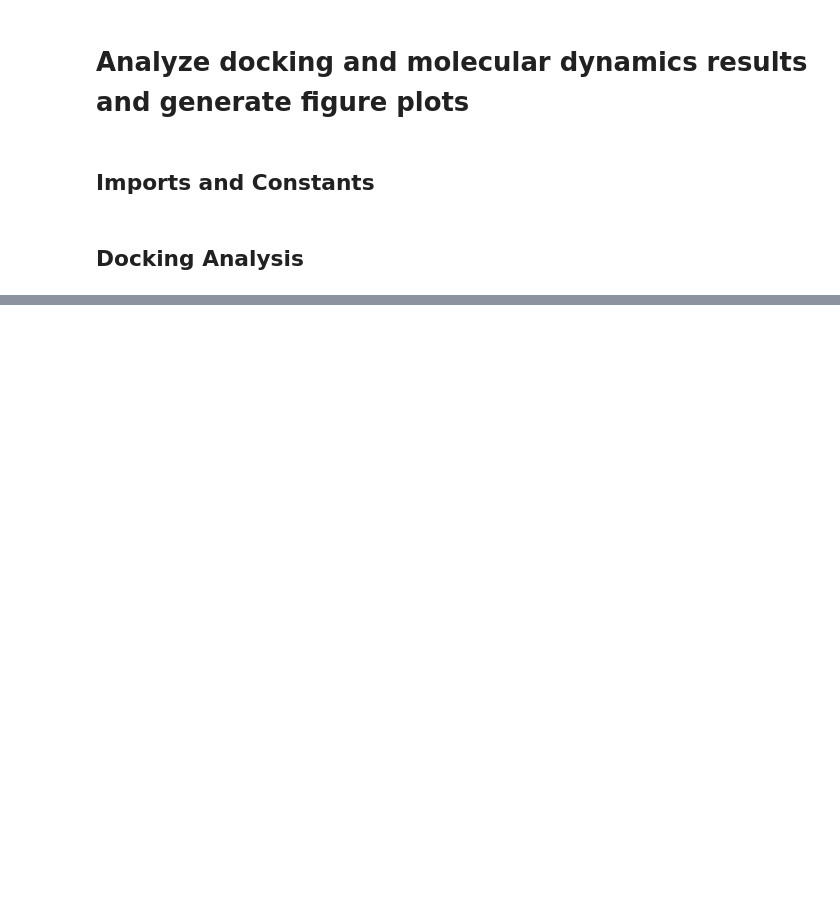
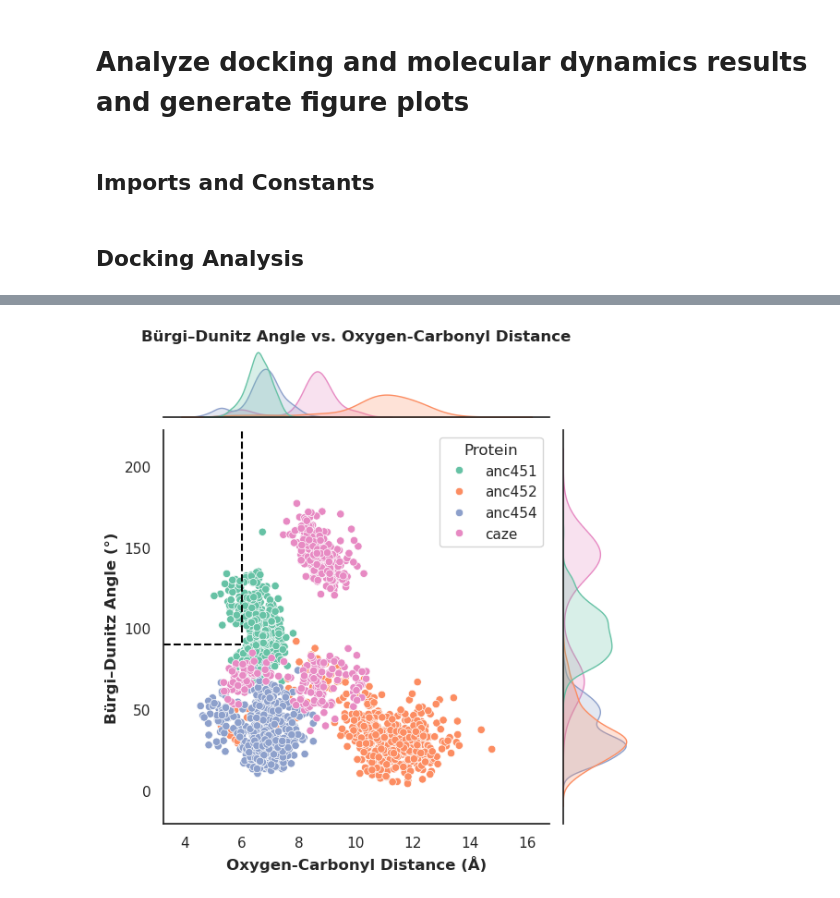
Before and after one commit to AzamH-UM/anc_acyl, a Jupyter notebook: analysis/analysis.ipynb, the cells around one changed output, grey strips where cells are left out. Cells and saved outputs as stored; diff of their text form; code cells hidden in the pictures; blank space fills up the shorter version.

```diff
--- a/analysis/analysis.ipynb
+++ b/analysis/analysis.ipynb
@@ -52,0 +323,22 @@ for strategy in strategies:
+# %%
+# Plot joint plot of bd_angle and nuc_carb_dist
+sns.set(font_scale=1)
+sns.set_style("white")
+sns.jointplot(
+    data=nuc_df,
+    x="nuc_carb_dist",
+    y="bd_angle",
+    hue="protein",
+    palette="Set2",
+)
+
+# Add dashed lines for cutoffs
+plt.axhline(90, color="black", linestyle="--", xmax=0.2)
+plt.axvline(6, color="black", linestyle="--", ymin=0.46)
+plt.xlabel("Oxygen-Carbonyl Distance (Å)", weight="bold")
+plt.ylabel("Bürgi–Dunitz Angle (°)", weight="bold")
+plt.title("Bürgi–Dunitz Angle vs. Oxygen-Carbonyl Distance", weight="bold", pad=70)
+plt.legend(title="Protein", loc="upper right")
+plt.savefig("nucleophilic_attack.png", dpi=300, bbox_inches="tight")
+# %% [output]
+[figure, added]
```
Also changed, not shown: parts of 12 cells of this notebook, 3 other files.
